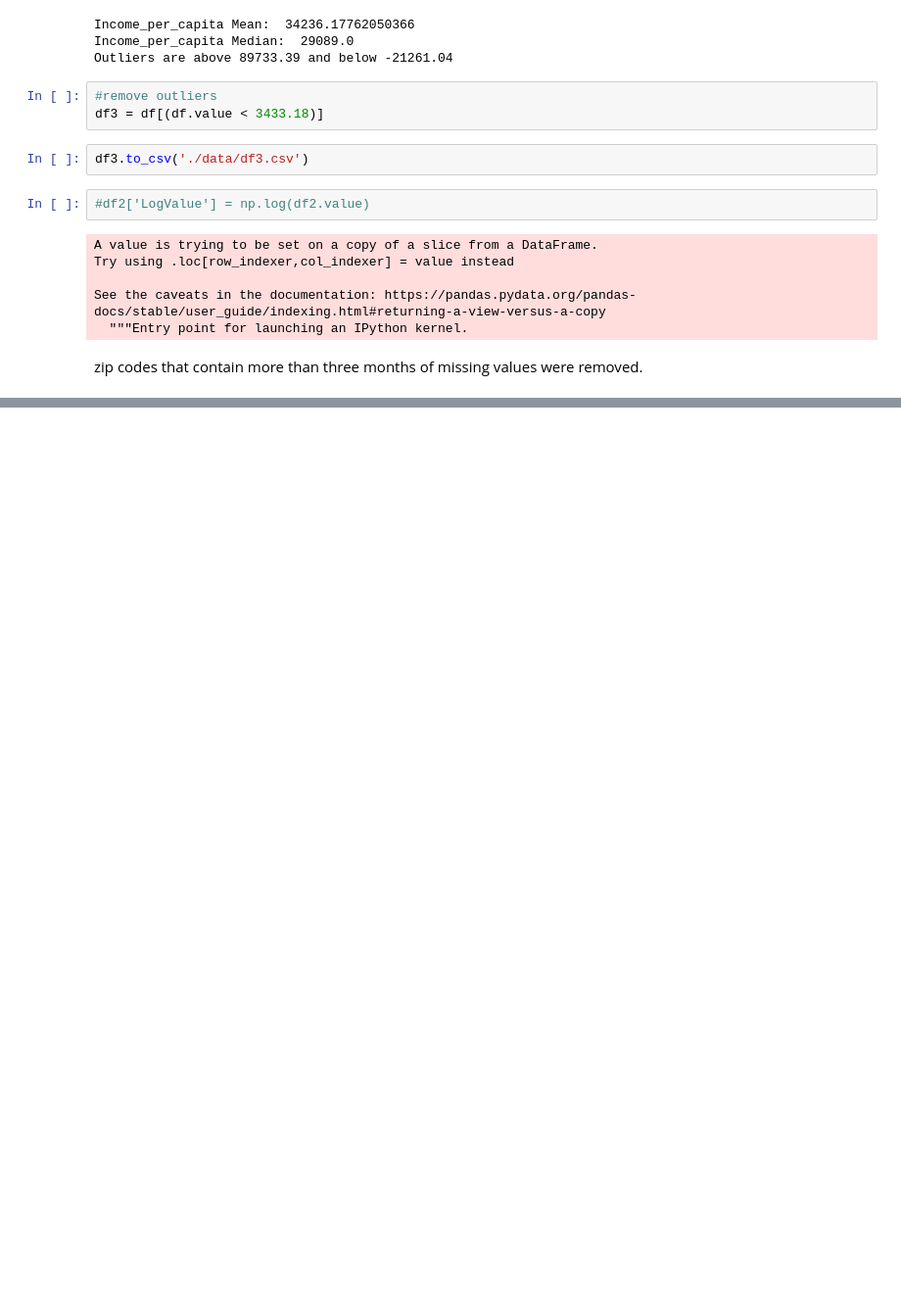
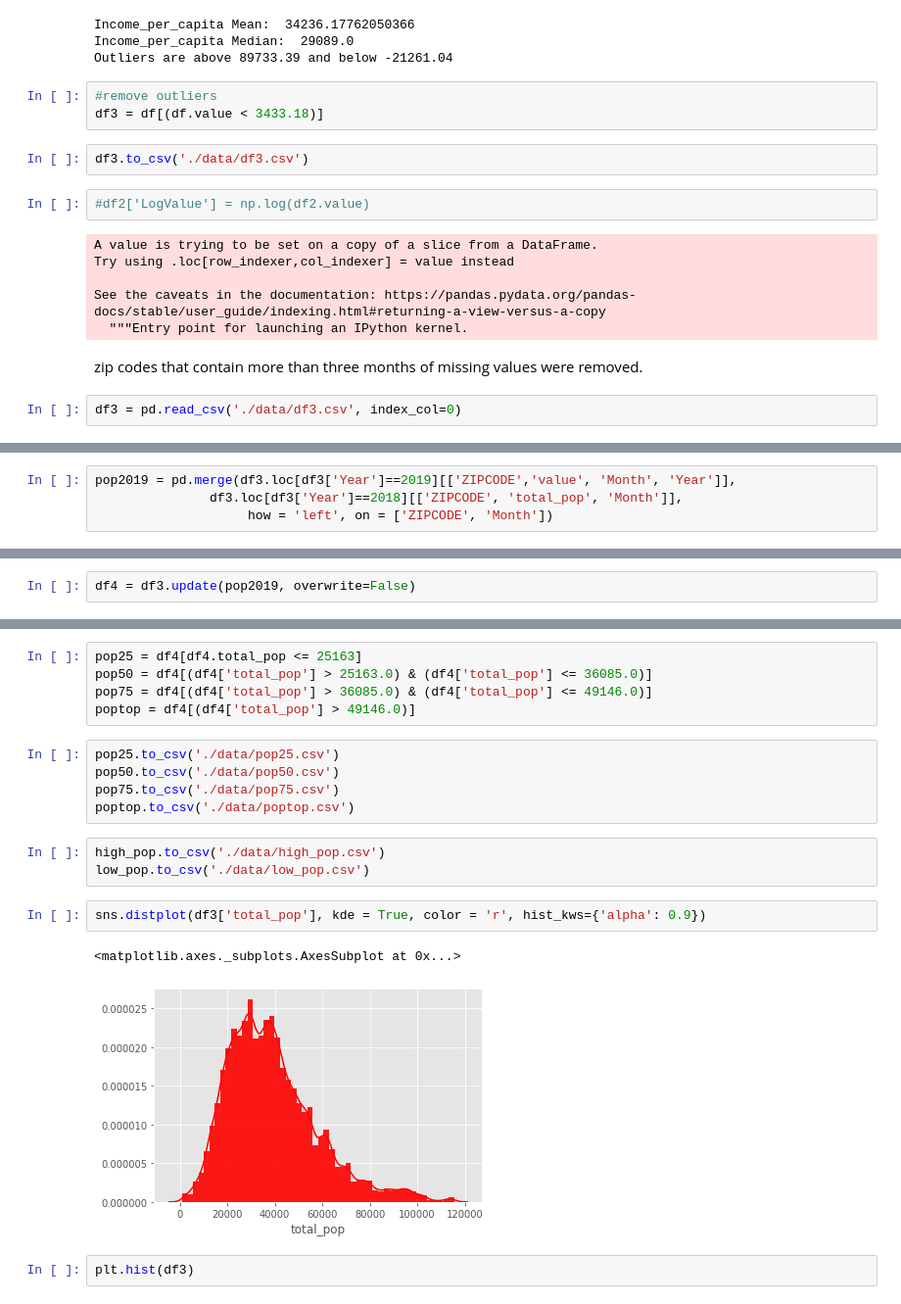
Before and after one commit to isa-adl/ZillowRent_capstone, a Jupyter notebook: Merging Data sets.ipynb, the cells around one changed output, grey strips where cells are left out. Shown at 98% size. Cells and saved outputs as stored; diff of their text form; blank space fills up the shorter version.

```diff
--- a/Merging Data sets.ipynb
+++ b/Merging Data sets.ipynb
@@ -1210,3 +1210,5 @@ See the caveats in the documentation: https://pandas.pydata.org/pandas-docs/stab
   """Entry point for launching an IPython kernel.
 # %% [markdown]
 zip codes that contain more than three months of missing values were removed.
+# %%
+df3 = pd.read_csv('./data/df3.csv', index_col=0)
@@ -1212,0 +1274,4 @@ zip codes that contain more than three months of missing values were removed.
+# %%
+pop2019 = pd.merge(df3.loc[df3['Year']==2019][['ZIPCODE','value', 'Month', 'Year']],
+               df3.loc[df3['Year']==2018][['ZIPCODE', 'total_pop', 'Month']],
+                    how = 'left', on = ['ZIPCODE', 'Month'])
@@ -1212,0 +1374,2 @@ zip codes that contain more than three months of missing values were removed.
+# %%
+df4 = df3.update(pop2019, overwrite=False)
@@ -1212,0 +1475,20 @@ zip codes that contain more than three months of missing values were removed.
+# %%
+pop25 = df4[df4.total_pop <= 25163]
+pop50 = df4[(df4['total_pop'] > 25163.0) & (df4['total_pop'] <= 36085.0)]
+pop75 = df4[(df4['total_pop'] > 36085.0) & (df4['total_pop'] <= 49146.0)]
+poptop = df4[(df4['total_pop'] > 49146.0)]
+# %%
+pop25.to_csv('./data/pop25.csv')
+pop50.to_csv('./data/pop50.csv')
+pop75.to_csv('./data/pop75.csv')
+poptop.to_csv('./data/poptop.csv')
+# %%
+high_pop.to_csv('./data/high_pop.csv')
+low_pop.to_csv('./data/low_pop.csv')
+# %%
+sns.distplot(df3['total_pop'], kde = True, color = 'r', hist_kws={'alpha': 0.9})
+# %% [output]
+<matplotlib.axes._subplots.AxesSubplot at 0x...>
+[figure, added]
+# %%
+plt.hist(df3)
```
Also changed, not shown: parts of 31 cells of this notebook, 1 other file.
